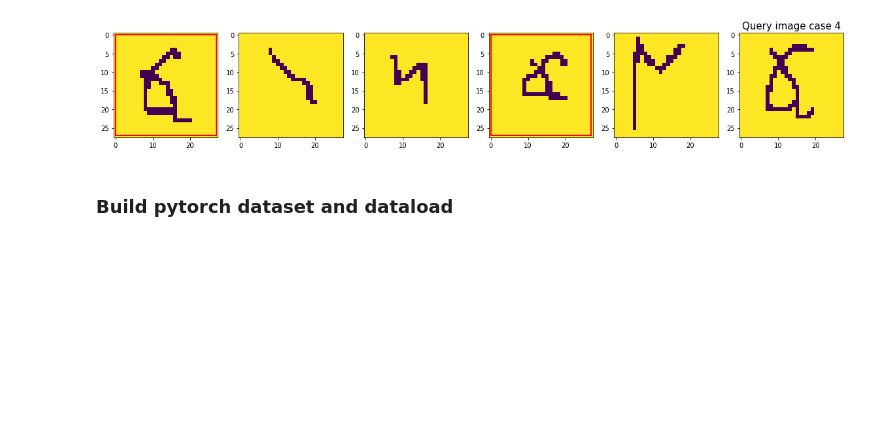
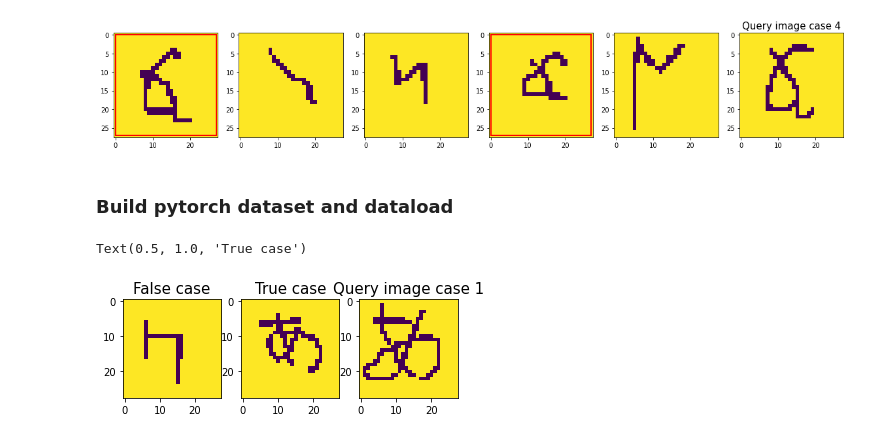
Before and after one commit to mandjevant/tue-deeplearning, a Jupyter notebook: assignments/assignment_1/Assignment_1.ipynb, the cells around one changed output. Saved outputs shown, nothing was run; the diff lists cells and outputs as text; code cells hidden in the pictures; blank space fills up the shorter version.

```diff
--- a/assignments/assignment_1/Assignment_1.ipynb
+++ b/assignments/assignment_1/Assignment_1.ipynb
@@ -150,4 +170,36 @@ train_data, validation_data, train_label, validation_label = train_test_split(tr
 train_dataset=MyDataset(train_data,train_label)
 validation_dataset=MyDataset(validation_data,validation_label)
 test_dataset=MyDataset(test_data,test_label)
+# %%
+"""
+Test block
+This block is to test the preparation for the dataset
+"""
+
+support_set,queries = np.split(train_data, [5], axis=1)
+# queries[0,0].shape
+# train_data.shape[0]
+targets = train_dataset.targets
+data = train_dataset.data
+
+f, axes = plt.subplots(1, 3, figsize=(6,2))
+# plot anchor image
+axes[2].imshow(queries[1, 0])
+axes[2].set_title(f"Query image case 1", fontsize=15)
+
+idx_false = np.where(targets[1]==False)[0]
+img2_idx = random.choice(idx_false)
+img2 = data[1][img2_idx]
+
+idx_true = np.where(targets[1]==True)[0]
+img3_idx = random.choice(idx_true)
+img3 = data[1][img3_idx]
+
+axes[0].imshow(img2)
+axes[0].set_title(f"False case", fontsize=15)
+axes[1].imshow(img3)
+axes[1].set_title(f"True case", fontsize=15)
+# %% [output]
+Text(0.5, 1.0, 'True case')
+[figure, added]
 # %%
```
Also changed, not shown: parts of 28 cells of this notebook.
